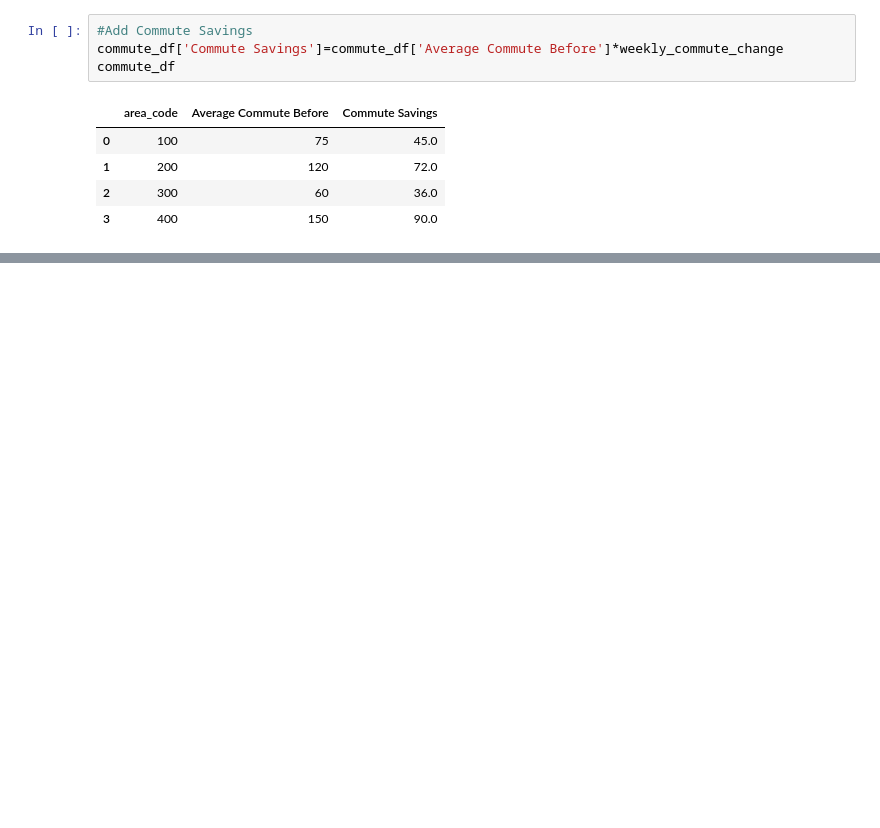
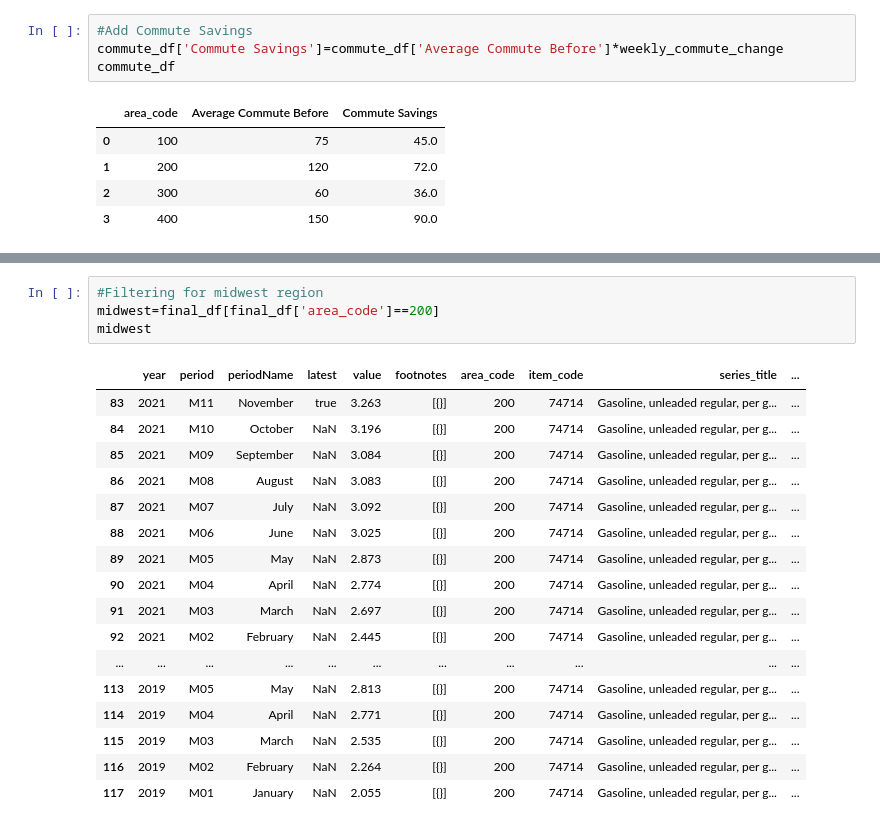
Before and after one commit to thayercasey/project_1, a Jupyter notebook: gas_price_inflation.ipynb, the cells around one changed output, grey strips where cells are left out. Cells and saved outputs as stored; diff of their text form; blank space fills up the shorter version.

```diff
--- a/gas_price_inflation.ipynb
+++ b/gas_price_inflation.ipynb
@@ -138,0 +256,22 @@ KeyError: 'area_code'
+# %%
+#Filtering for midwest region
+midwest=final_df[final_df['area_code']==200]
+midwest
+# %% [output]
+|  | year | period | periodName | latest | value | footnotes | area_code | item_code | series_title | ... |
+| 83 | 2021 | M11 | November | true | 3.263 | [{}] | 200 | 74714 | Gasoline, unleaded regular, per g... | ... |
+| 84 | 2021 | M10 | October | NaN | 3.196 | [{}] | 200 | 74714 | Gasoline, unleaded regular, per g... | ... |
+| 85 | 2021 | M09 | September | NaN | 3.084 | [{}] | 200 | 74714 | Gasoline, unleaded regular, per g... | ... |
+| 86 | 2021 | M08 | August | NaN | 3.083 | [{}] | 200 | 74714 | Gasoline, unleaded regular, per g... | ... |
+| 87 | 2021 | M07 | July | NaN | 3.092 | [{}] | 200 | 74714 | Gasoline, unleaded regular, per g... | ... |
+| 88 | 2021 | M06 | June | NaN | 3.025 | [{}] | 200 | 74714 | Gasoline, unleaded regular, per g... | ... |
+| 89 | 2021 | M05 | May | NaN | 2.873 | [{}] | 200 | 74714 | Gasoline, unleaded regular, per g... | ... |
+| 90 | 2021 | M04 | April | NaN | 2.774 | [{}] | 200 | 74714 | Gasoline, unleaded regular, per g... | ... |
+| 91 | 2021 | M03 | March | NaN | 2.697 | [{}] | 200 | 74714 | Gasoline, unleaded regular, per g... | ... |
+| 92 | 2021 | M02 | February | NaN | 2.445 | [{}] | 200 | 74714 | Gasoline, unleaded regular, per g... | ... |
+| ... | ... | ... | ... | ... | ... | ... | ... | ... | ... | ... |
+| 113 | 2019 | M05 | May | NaN | 2.813 | [{}] | 200 | 74714 | Gasoline, unleaded regular, per g... | ... |
+| 114 | 2019 | M04 | April | NaN | 2.771 | [{}] | 200 | 74714 | Gasoline, unleaded regular, per g... | ... |
+| 115 | 2019 | M03 | March | NaN | 2.535 | [{}] | 200 | 74714 | Gasoline, unleaded regular, per g... | ... |
+| 116 | 2019 | M02 | February | NaN | 2.264 | [{}] | 200 | 74714 | Gasoline, unleaded regular, per g... | ... |
+| 117 | 2019 | M01 | January | NaN | 2.055 | [{}] | 200 | 74714 | Gasoline, unleaded regular, per g... | ... |
```
Also changed, not shown: parts of 10 cells of this notebook.
